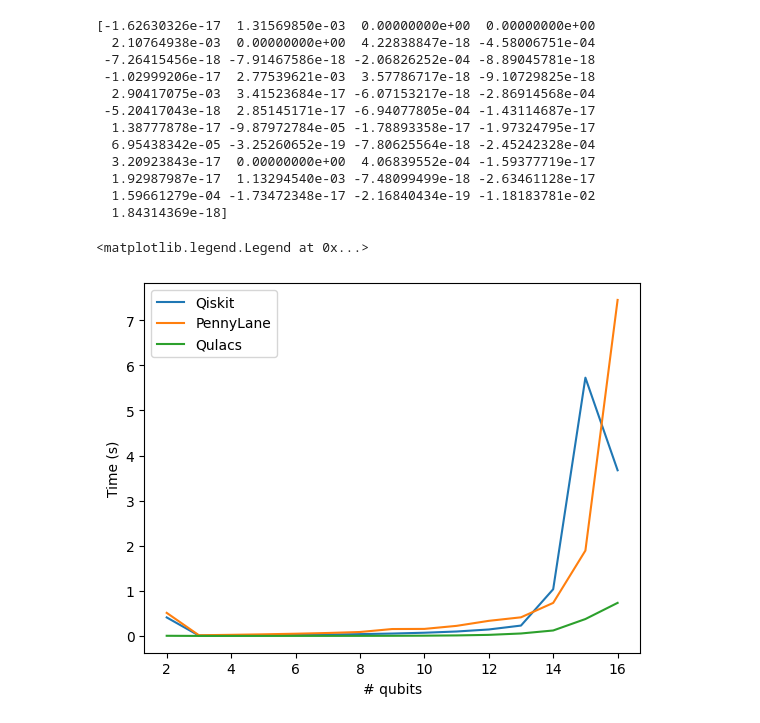
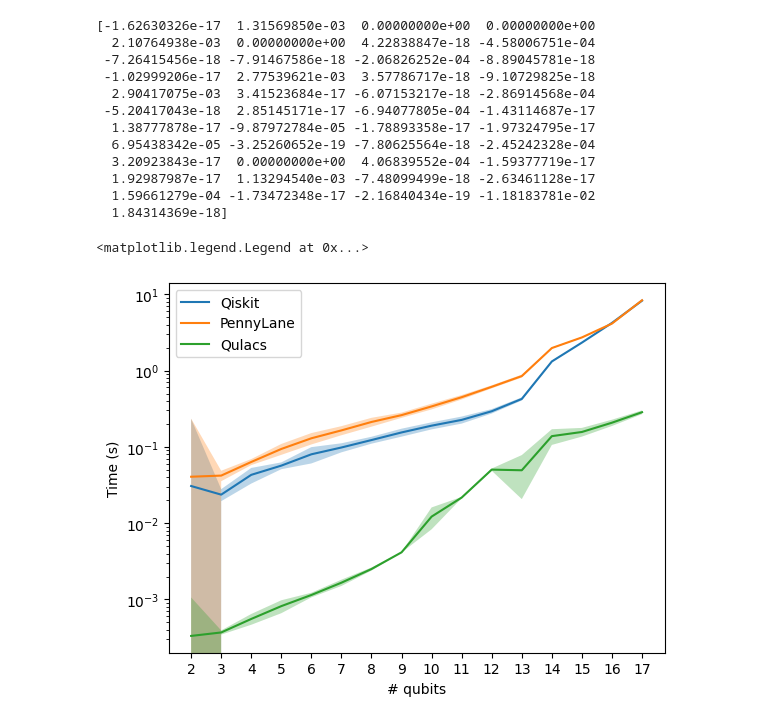
Before and after one commit to Zeusss9/fast-psr, a Jupyter notebook: hardware.ipynb, the cells around one changed output. Cells and saved outputs as stored; diff of their text form; code cells hidden in the pictures.

```diff
--- a/hardware.ipynb
+++ b/hardware.ipynb
@@ -118,19 +112,26 @@ psr_qulacs(15)
 # %%
 import numpy as np
 
 times_qiskit = np.loadtxt('./times/qiskit.txt')
 times_pennylane = np.loadtxt('./times/pennylane.txt')
 times_qulacs = np.loadtxt('./times/qulacs.txt')
-
+times_qiskit_std = np.loadtxt('./times/qiskit_std.txt')
+times_pennylane_std = np.loadtxt('./times/pennylane_std.txt')
+times_qulacs_std = np.loadtxt('./times/qulacs_std.txt')
 import matplotlib.pyplot as plt
 
 qubits = range(2,18)
+plt.fill_between(qubits, times_qiskit - times_qiskit_std, times_qiskit + times_qiskit_std, alpha=0.3)
+plt.fill_between(qubits, times_pennylane - times_pennylane_std, times_pennylane + times_pennylane_std, alpha=0.3)
+plt.fill_between(qubits, times_qulacs - times_qulacs_std, times_qulacs + times_qulacs_std, alpha=0.3)
 plt.plot(qubits, times_qiskit, label='Qiskit')
 plt.plot(qubits, times_pennylane, label='PennyLane')
 plt.plot(qubits, times_qulacs, label='Qulacs')
 plt.xlabel('# qubits')
+plt.xticks(qubits)
 plt.ylabel('Time (s)')
+plt.yscale('log')
 plt.legend()
 # %% [output]
 <matplotlib.legend.Legend at 0x...>
-[figure, old version]
+[figure, new version]
```
Also changed, not shown: parts of 1 cell of this notebook, 6 other files.
